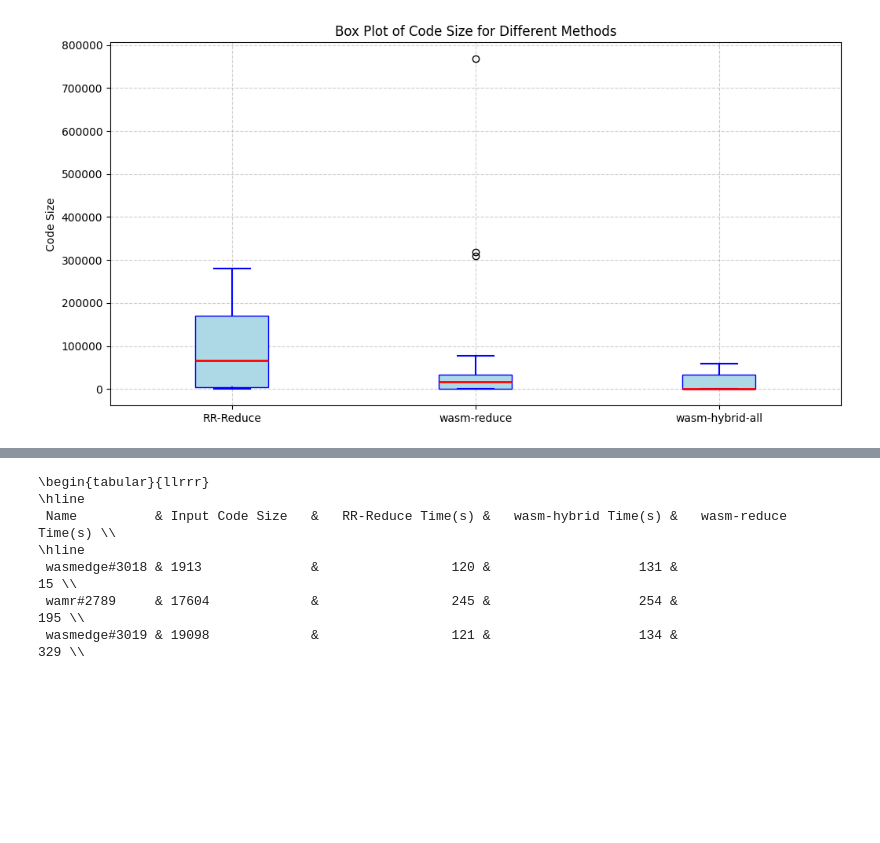
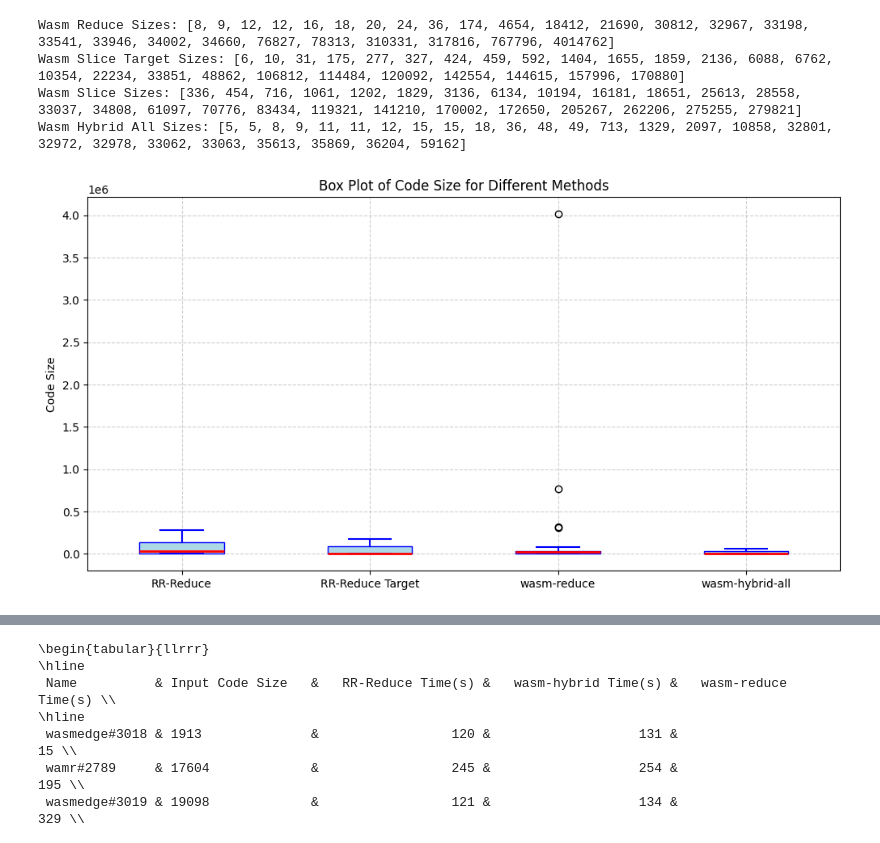
Before and after one commit to sola-st/wasm-r3, a Jupyter notebook: evaluation/figures.ipynb, the cells around one changed output, grey strips where cells are left out. Drawn from its saved outputs; the diff is of its cells as text; code cells hidden in the pictures; blank space fills up the shorter version.

```diff
--- a/evaluation/figures.ipynb
+++ b/evaluation/figures.ipynb
@@ -51,43 +68,58 @@ size_to_use = "code-size"
 
 # Collecting code size data
 wasm_reduce_sizes = []
+wasm_slice_target_sizes = []
 wasm_slice_sizes = []
 wasm_hybrid_all_sizes = []
 
 test_names = []
 
 for test_name, data in metrics.items():
     try:
         wasm_reduce_code_size = data['wasm-reduce'].get(size_to_use)
+        wasm_slice_target_size = data['wasm-slice'].get('target-size')
         wasm_slice_code_size = data['wasm-slice'].get(size_to_use)
         wasm_hybrid_all_code_size = data['wasm-hybrid-all'].get(size_to_use)
 
-        if wasm_reduce_code_size is not None and wasm_slice_code_size is not None and wasm_hybrid_all_code_size is not None:
+        if wasm_reduce_code_size is not None and wasm_slice_target_size is not None and  wasm_slice_code_size is not None and wasm_hybrid_all_code_size is not None:
             test_names.append(test_name)
             wasm_reduce_sizes.append(wasm_reduce_code_size)
+            wasm_slice_target_sizes.append(wasm_slice_target_size)
             wasm_slice_sizes.append(wasm_slice_code_size)
             wasm_hybrid_all_sizes.append(wasm_hybrid_all_code_size)
     except Exception as e:
         print(f"Error processing {test_name}: {e}")
 
 # Ensure we have valid numerical data
+wasm_reduce_sizes = sorted(wasm_reduce_sizes)
+wasm_slice_target_sizes = sorted(wasm_slice_target_sizes)
+wasm_slice_sizes = sorted(wasm_slice_sizes)
+wasm_hybrid_all_sizes = sorted(wasm_hybrid_all_sizes)
+print("Wasm Reduce Sizes:", wasm_reduce_sizes)
+print("Wasm Slice Target Sizes:", wasm_slice_target_sizes)
+print("Wasm Slice Sizes:", wasm_slice_sizes)
+print("Wasm Hybrid All Sizes:", wasm_hybrid_all_sizes)
 plt.figure(figsize=(12, 6))
 
 # Create box plots side by side
-plt.boxplot([wasm_slice_sizes, wasm_reduce_sizes, wasm_hybrid_all_sizes],
+plt.boxplot([wasm_slice_sizes, wasm_slice_target_sizes, wasm_reduce_sizes, wasm_hybrid_all_sizes],
             vert=True, patch_artist=True,
-            labels=['RR-Reduce', "wasm-reduce", "wasm-hybrid-all"],
+            labels=['RR-Reduce', 'RR-Reduce Target', "wasm-reduce", "wasm-hybrid-all"],
             boxprops=dict(facecolor='lightblue', color='blue'),
             medianprops=dict(color='red', linewidth=2),
             whiskerprops=dict(color='blue', linewidth=1.5),
             capprops=dict(color='blue', linewidth=1.5))
 
 plt.ylabel("Code Size")
 plt.title("Box Plot of Code Size for Different Methods")
 plt.grid(True, linestyle="--", alpha=0.6)
 plt.show()
 # %% [output]
+Wasm Reduce Sizes: [8, 9, 12, 12, 16, 18, 20, 24, 36, 174, 4654, 18412, 21690, 30812, 32967, 33198, 33541, 33946, 34002, 34660, 76827, 78313, 310331, 317816, 767796, 4014762]
+Wasm Slice Target Sizes: [6, 10, 31, 175, 277, 327, 424, 459, 592, 1404, 1655, 1859, 2136, 6088, 6762, 10354, 22234, 33851, 48862, 106812, 114484, 120092, 142554, 144615, 157996, 170880]
+Wasm Slice Sizes: [336, 454, 716, 1061, 1202, 1829, 3136, 6134, 10194, 16181, 18651, 25613, 28558, 33037, 34808, 61097, 70776, 83434, 119321, 141210, 170002, 172650, 205267, 262206, 275255, 279821]
+Wasm Hybrid All Sizes: [5, 5, 8, 9, 11, 11, 12, 15, 15, 18, 36, 48, 49, 713, 1329, 2097, 10858, 32801, 32972, 32978, 33062, 33063, 35613, 35869, 36204, 59162]
-[figure, old version]
+[figure, new version]
 # %%
 import json
 import tabulate
```
Also changed, not shown: parts of 2 cells of this notebook, 21 other files.
